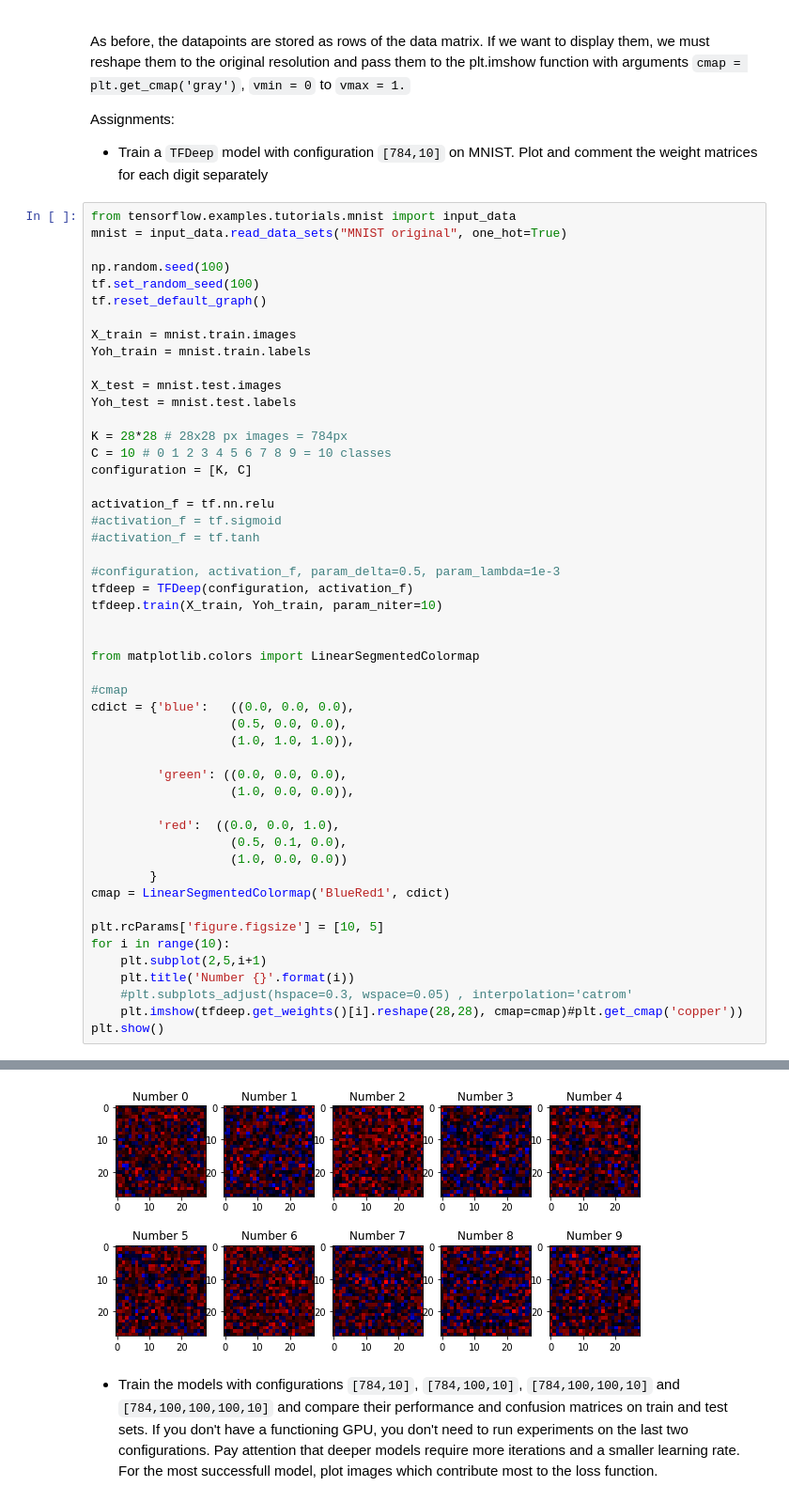
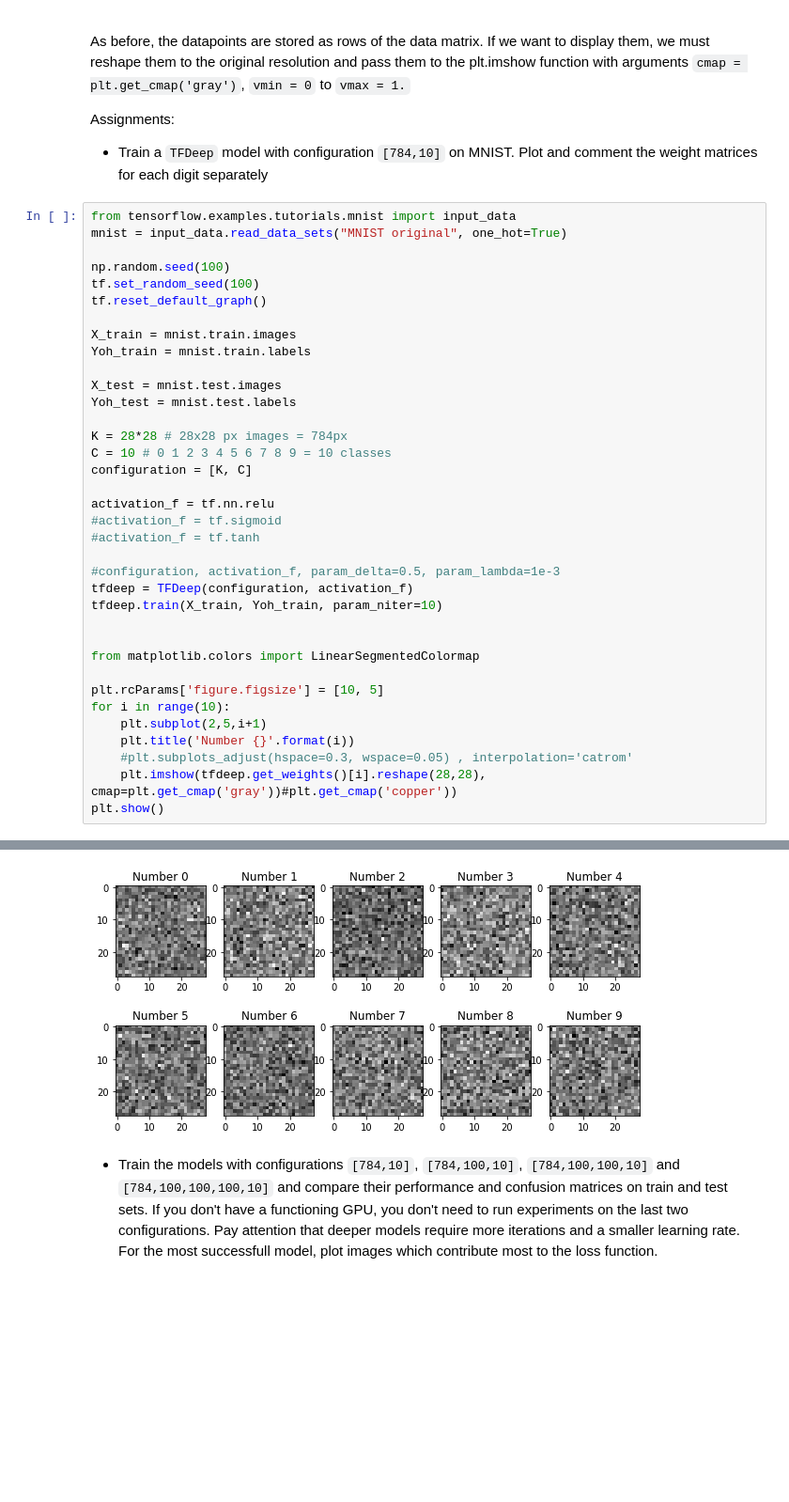
Before and after one commit to lstolcman/deep-learning, a Jupyter notebook: lab1/lab1.ipynb, the cells around one changed output, grey strips where cells are left out. Shown at 94% size. Drawn from its saved outputs; the diff is of its cells as text; blank space fills up the shorter version.

```diff
--- a/lab1/lab1.ipynb
+++ b/lab1/lab1.ipynb
@@ -994,26 +993,12 @@ tfdeep.train(X_train, Yoh_train, param_niter=10)
 
 from matplotlib.colors import LinearSegmentedColormap
 
-#cmap
-cdict = {'blue':   ((0.0, 0.0, 0.0),
-                   (0.5, 0.0, 0.0),
-                   (1.0, 1.0, 1.0)),
-
-         'green': ((0.0, 0.0, 0.0),
-                   (1.0, 0.0, 0.0)),
-
-         'red':  ((0.0, 0.0, 1.0),
-                   (0.5, 0.1, 0.0),
-                   (1.0, 0.0, 0.0))
-        }
-cmap = LinearSegmentedColormap('BlueRed1', cdict)
-
 plt.rcParams['figure.figsize'] = [10, 5]
 for i in range(10):
     plt.subplot(2,5,i+1)
     plt.title('Number {}'.format(i))
     #plt.subplots_adjust(hspace=0.3, wspace=0.05) , interpolation='catrom'
-    plt.imshow(tfdeep.get_weights()[i].reshape(28,28), cmap=cmap)#plt.get_cmap('copper'))
+    plt.imshow(tfdeep.get_weights()[i].reshape(28,28), cmap=plt.get_cmap('gray'))#plt.get_cmap('copper'))
 plt.show()
 # %% [output]
 Extracting MNIST original\train-images-idx3-ubyte.gz
@@ -1032,8 +1015,8 @@ Yoh_test.shape
 7 loss: 10.111391510288557
 8 loss: 9.76249447493837
 9 loss: 9.44831349562756
 9 loss: 9.44831349562756
-[figure, old version]
+[figure, new version]
 # %% [markdown]
 - Train the models with configurations `[784,10]`, `[784,100,10]`, `[784,100,100,10]` and `[784,100,100,100,10]` and compare their performance and confusion matrices on train and test sets. If you don't have a functioning GPU, you don't need to run experiments on the last two configurations. Pay attention that deeper models require more iterations and a smaller learning rate. For the most successfull model, plot images which contribute most to the loss function.
 # %%
```
Also changed, not shown: parts of 13 cells of this notebook.
